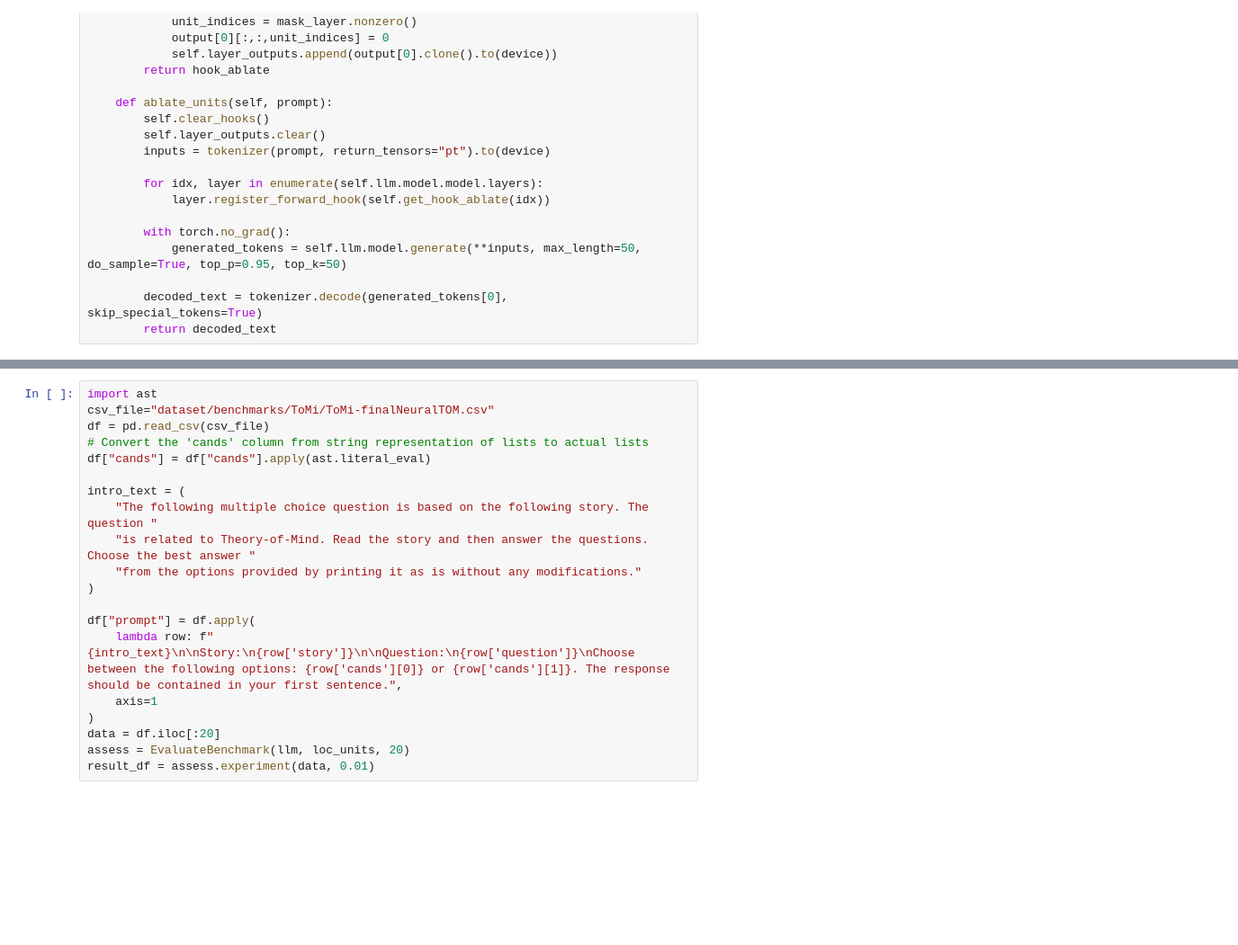
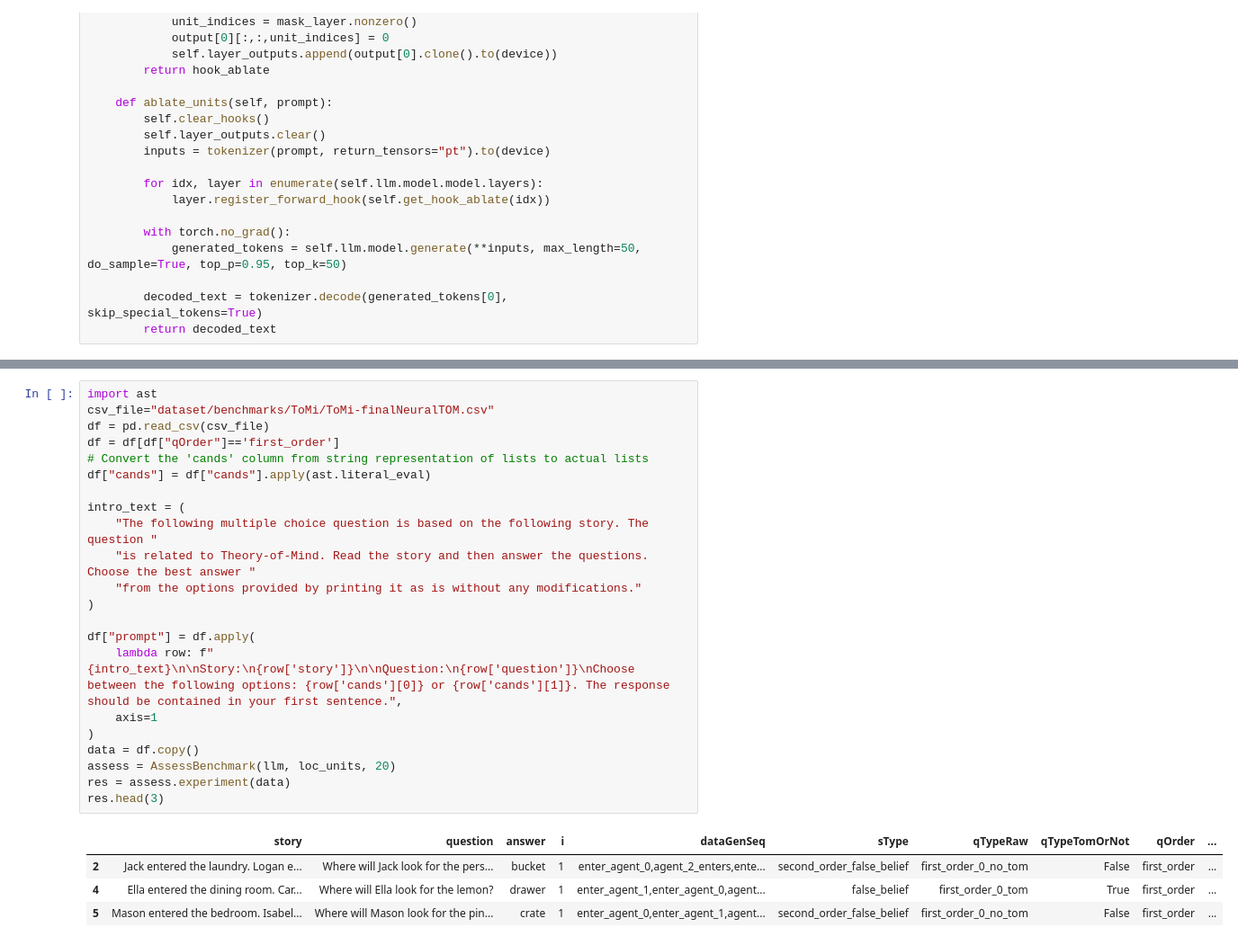
Before and after one commit to YassineJamaa/ToM-LargeModel, a Jupyter notebook: generalize_gpu.ipynb, the cells around one changed output, grey strips where cells are left out. Shown at 90% size. Drawn from its saved outputs; the diff is of its cells as text; blank space fills up the shorter version.

```diff
--- a/generalize_gpu.ipynb
+++ b/generalize_gpu.ipynb
@@ -410,20 +600,27 @@ class EvaluateBenchmark:
 # %%
 import ast
 csv_file="dataset/benchmarks/ToMi/ToMi-finalNeuralTOM.csv"
 df = pd.read_csv(csv_file)
+df = df[df["qOrder"]=='first_order']
 # Convert the 'cands' column from string representation of lists to actual lists
 df["cands"] = df["cands"].apply(ast.literal_eval)
 
 intro_text = (
     "The following multiple choice question is based on the following story. The question "
     "is related to Theory-of-Mind. Read the story and then answer the questions. Choose the best answer "
     "from the options provided by printing it as is without any modifications."
 )
 
 df["prompt"] = df.apply(
     lambda row: f"{intro_text}\n\nStory:\n{row['story']}\n\nQuestion:\n{row['question']}\nChoose between the following options: {row['cands'][0]} or {row['cands'][1]}. The response should be contained in your first sentence.",
     axis=1
 )
-data = df.iloc[:20]
-assess = EvaluateBenchmark(llm, loc_units, 20)
-result_df = assess.experiment(data, 0.01)
+data = df.copy()
+assess = AssessBenchmark(llm, loc_units, 20)
+res = assess.experiment(data)
+res.head(3)
+# %% [output]
+|  | story | question | answer | i | dataGenSeq | sType | qTypeRaw | qTypeTomOrNot | qOrder | ... |
+| 2 | Jack entered the laundry. Logan e... | Where will Jack look for the pers... | bucket | 1 | enter_agent_0,agent_2_enters,ente... | second_order_false_belief | first_order_0_no_tom | False | first_order | ... |
+| 4 | Ella entered the dining room. Car... | Where will Ella look for the lemon? | drawer | 1 | enter_agent_1,enter_agent_0,agent... | false_belief | first_order_0_tom | True | first_order | ... |
+| 5 | Mason entered the bedroom. Isabel... | Where will Mason look for the pin... | crate | 1 | enter_agent_0,enter_agent_1,agent... | second_order_false_belief | first_order_0_no_tom | False | first_order | ... |
```
Also changed, not shown: parts of 6 cells of this notebook.
